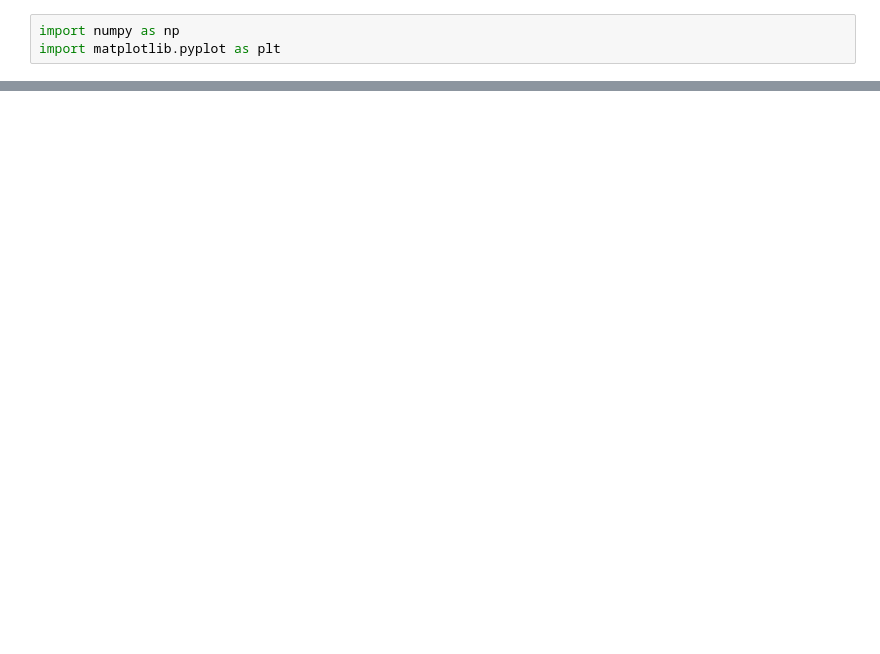
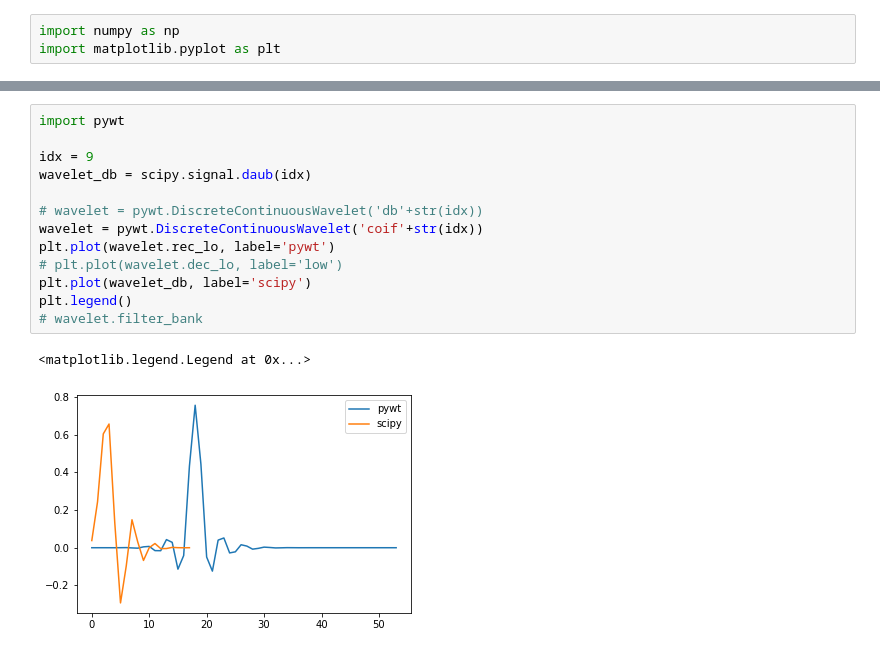
Before and after one commit to A-Big-Tortoise/NRSR_Research, a Jupyter notebook: Code/New_scg/draft.ipynb, the cells around one changed output, grey strips where cells are left out. Drawn from its saved outputs; the diff is of its cells as text; blank space fills up the shorter version.

```diff
--- a/Code/New_scg/draft.ipynb
+++ b/Code/New_scg/draft.ipynb
@@ -10,0 +85,16 @@ plt.plot(x[0, :1000])
+# %%
+import pywt
+
+idx = 9
+wavelet_db = scipy.signal.daub(idx)
+
+# wavelet = pywt.DiscreteContinuousWavelet('db'+str(idx))
+wavelet = pywt.DiscreteContinuousWavelet('coif'+str(idx))
+plt.plot(wavelet.rec_lo, label='pywt')
+# plt.plot(wavelet.dec_lo, label='low')
+plt.plot(wavelet_db, label='scipy')
+plt.legend()
+# wavelet.filter_bank
+# %% [output]
+<matplotlib.legend.Legend at 0x...>
+[figure, added]
```
Also changed, not shown: parts of 10 cells of this notebook, 44 other files.
